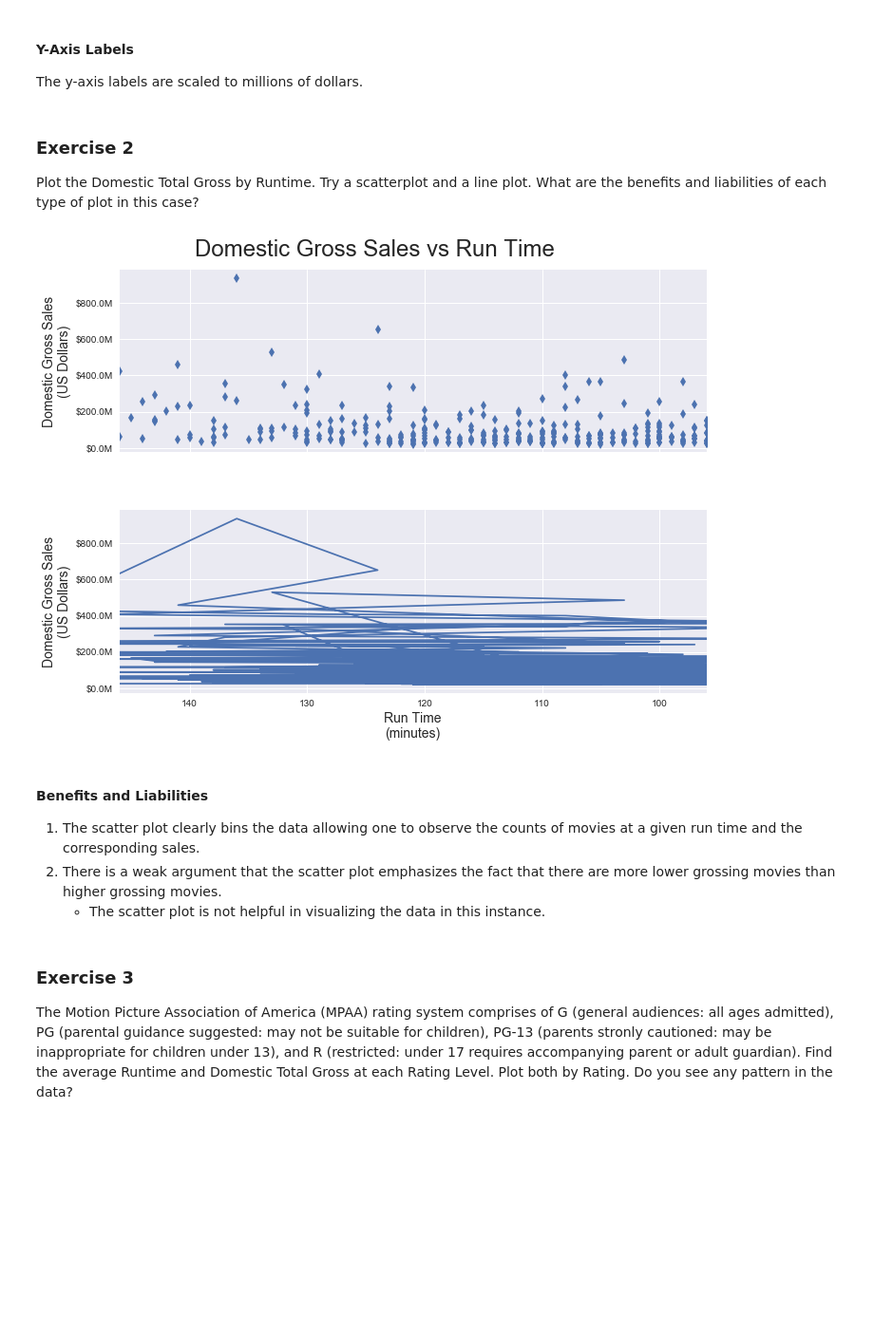
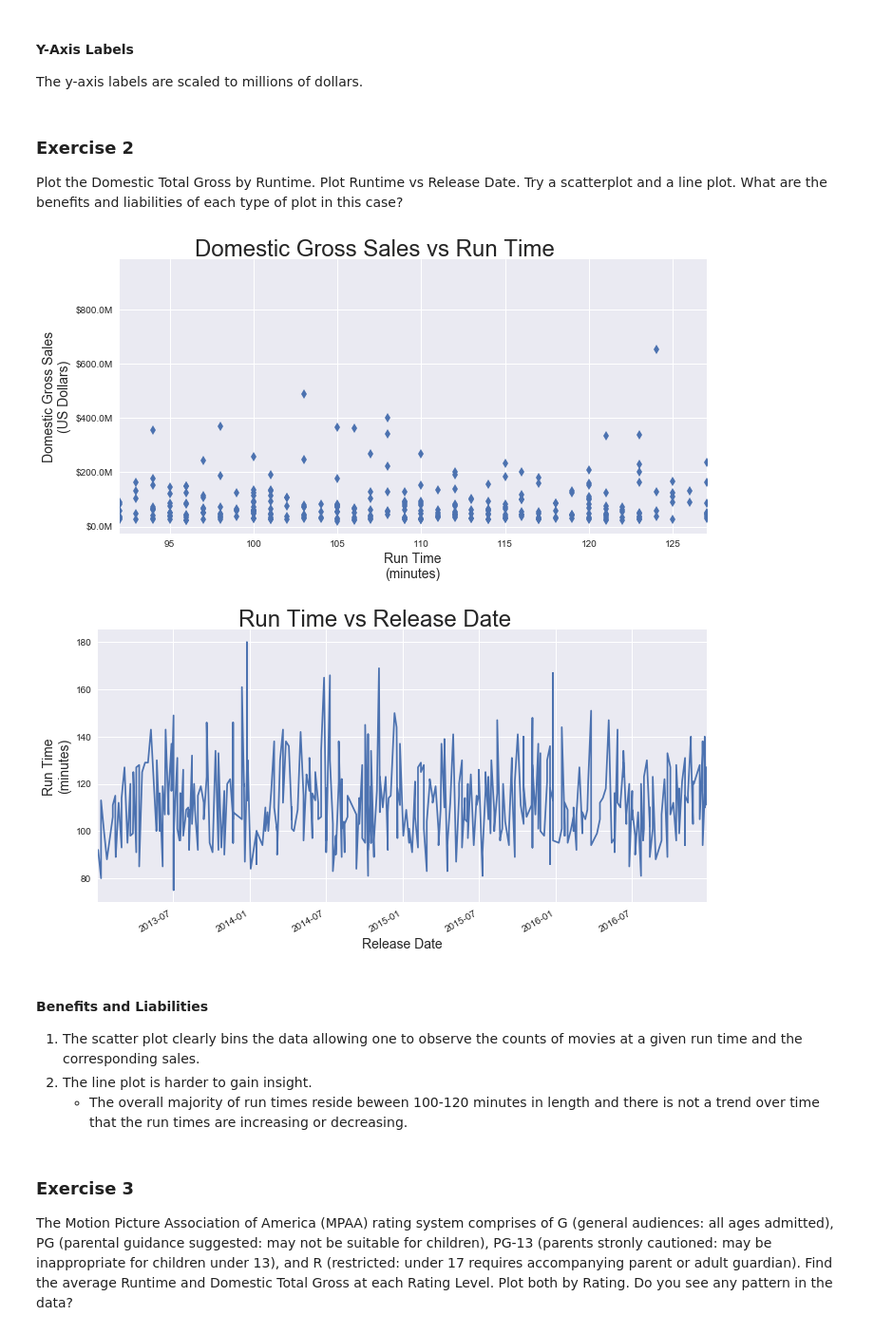
Before and after one commit to TimothyHelton/k2datascience, a Jupyter notebook: notebooks/EDA_Movies_Exercises.ipynb, the cells around one changed output. Shown at 95% size. Saved outputs shown, nothing was run; the diff lists cells and outputs as text; code cells hidden in the pictures; blank space fills up the shorter version.

Commit message:
FEAT: update Movies exercise 2

```diff
--- a/notebooks/EDA_Movies_Exercises.ipynb
+++ b/notebooks/EDA_Movies_Exercises.ipynb
@@ -101,16 +101,18 @@ The y-axis labels are scaled to millions of dollars.
 # %% [markdown]
 ### Exercise 2
 
-Plot the Domestic Total Gross by Runtime. Try a scatterplot and a line plot. What are the benefits and liabilities of each type of plot in this case?
+Plot the Domestic Total Gross by Runtime. Plot Runtime vs Release Date.  Try a scatterplot and a line plot. What are the benefits and liabilities of each type of plot in this case?
 # %%
 mov.domestic_gross_vs_runtime_plot()
+mov.runtime_vs_release_plot()
 # %% [output]
-[figure, old version]
+[figure, new version]
+[figure, added]
 # %% [markdown]
 #### Benefits and Liabilities
 1. The scatter plot clearly bins the data allowing one to observe the counts of movies at a given run time and the corresponding sales.
-1. There is a weak argument that the scatter plot emphasizes the fact that there are more lower grossing movies than higher grossing movies.
-    - The scatter plot is not helpful in visualizing the data in this instance.
+1. The line plot is harder to gain insight.
+    - The overall majority of run times reside beween 100-120 minutes in length and there is not a trend over time that the run times are increasing or decreasing.
 # %% [markdown]
 ### Exercise 3
 
```
Also changed, not shown: parts of 2 cells of this notebook, 1 other file.
